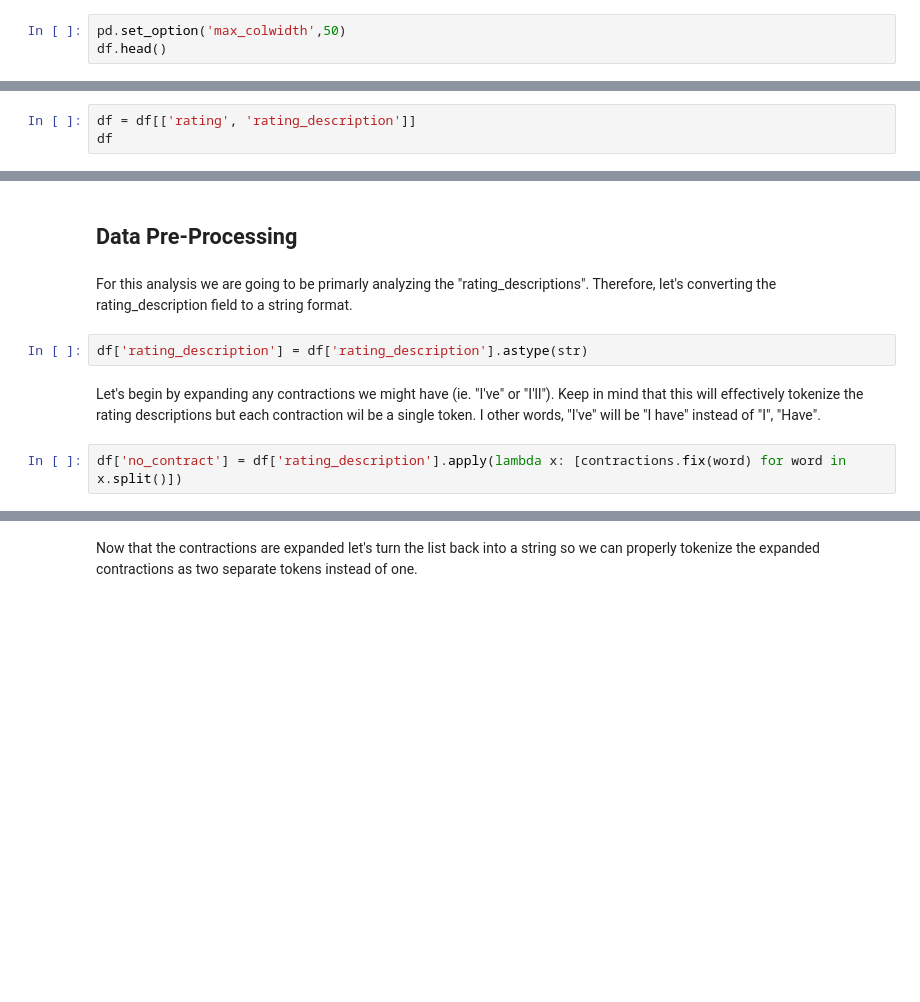
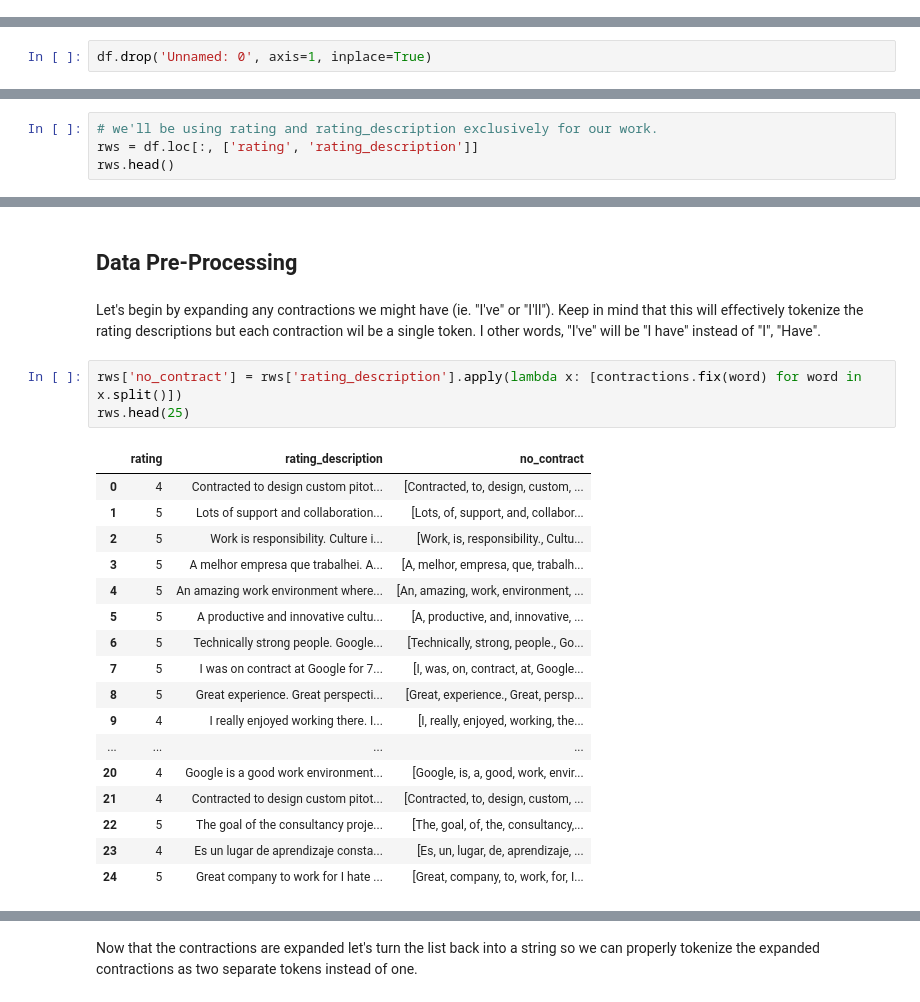
Before and after one commit to Kmysiak/NLP_Analysis, a Jupyter notebook: Indeed NLP Pre-Processing.ipynb, the cells around one changed output, grey strips where cells are left out. Cells and saved outputs as stored; diff of their text form; blank space fills up the shorter version.

```diff
--- a/Indeed NLP Pre-Processing.ipynb
+++ b/Indeed NLP Pre-Processing.ipynb
@@ -42,5 +22,2 @@ with open('Indeed_Scrape2.csv') as f:
     df = pd.read_csv(f)
 f.close()
-# %%
-pd.set_option('max_colwidth',50)
-df.head()
@@ -54,3 +23,0 @@ df.head()
-# %%
-df = df[['rating', 'rating_description']]
-df
@@ -77,0 +33,2 @@ It looks like we have 5 columns and just over 3,100 reviews in our dataset
+# %%
+df.drop('Unnamed: 0', axis=1, inplace=True)
@@ -77,0 +46,4 @@ It looks like we have 5 columns and just over 3,100 reviews in our dataset
+# %%
+# we'll be using rating and rating_description exclusively for our work.
+rws = df.loc[:, ['rating', 'rating_description']]
+rws.head()
@@ -78,11 +57,25 @@ It looks like we have 5 columns and just over 3,100 reviews in our dataset
 # %% [markdown]
 ## Data Pre-Processing
-# %% [markdown]
-For this analysis we are going to be primarly analyzing the "rating_descriptions".
-Therefore, let's converting the rating_description field to a string format.
-# %%
-df['rating_description'] = df['rating_description'].astype(str)
 # %% [markdown]
 Let's begin by expanding any contractions we might have (ie. "I've" or "I'll").  Keep in mind that this will effectively tokenize the rating descriptions but each contraction wil be a single token.  I other words, "I've" will be "I have" instead of "I", "Have".
 # %%
-df['no_contract'] = df['rating_description'].apply(lambda x: [contractions.fix(word) for word in x.split()])
+rws['no_contract'] = rws['rating_description'].apply(lambda x: [contractions.fix(word) for word in x.split()])
+rws.head(25)
+# %% [output]
+|  | rating | rating_description | no_contract |
+| 0 | 4 | Contracted to design custom pitot... | [Contracted, to, design, custom, ... |
+| 1 | 5 | Lots of support and collaboration... | [Lots, of, support, and, collabor... |
+| 2 | 5 | Work is responsibility. Culture i... | [Work, is, responsibility., Cultu... |
+| 3 | 5 | A melhor empresa que trabalhei. A... | [A, melhor, empresa, que, trabalh... |
+| 4 | 5 | An amazing work environment where... | [An, amazing, work, environment, ... |
+| 5 | 5 | A productive and innovative cultu... | [A, productive, and, innovative, ... |
+| 6 | 5 | Technically strong people. Google... | [Technically, strong, people., Go... |
+| 7 | 5 | I was on contract at Google for 7... | [I, was, on, contract, at, Google... |
+| 8 | 5 | Great experience. Great perspecti... | [Great, experience., Great, persp... |
+| 9 | 4 | I really enjoyed working there. I... | [I, really, enjoyed, working, the... |
+| ... | ... | ... | ... |
+| 20 | 4 | Google is a good work environment... | [Google, is, a, good, work, envir... |
+| 21 | 4 | Contracted to design custom pitot... | [Contracted, to, design, custom, ... |
+| 22 | 5 | The goal of the consultancy proje... | [The, goal, of, the, consultancy,... |
+| 23 | 4 | Es un lugar de aprendizaje consta... | [Es, un, lugar, de, aprendizaje, ... |
+| 24 | 5 | Great company to work for I hate ... | [Great, company, to, work, for, I... |
```
Also changed, not shown: parts of 75 cells of this notebook, 1 other file.
